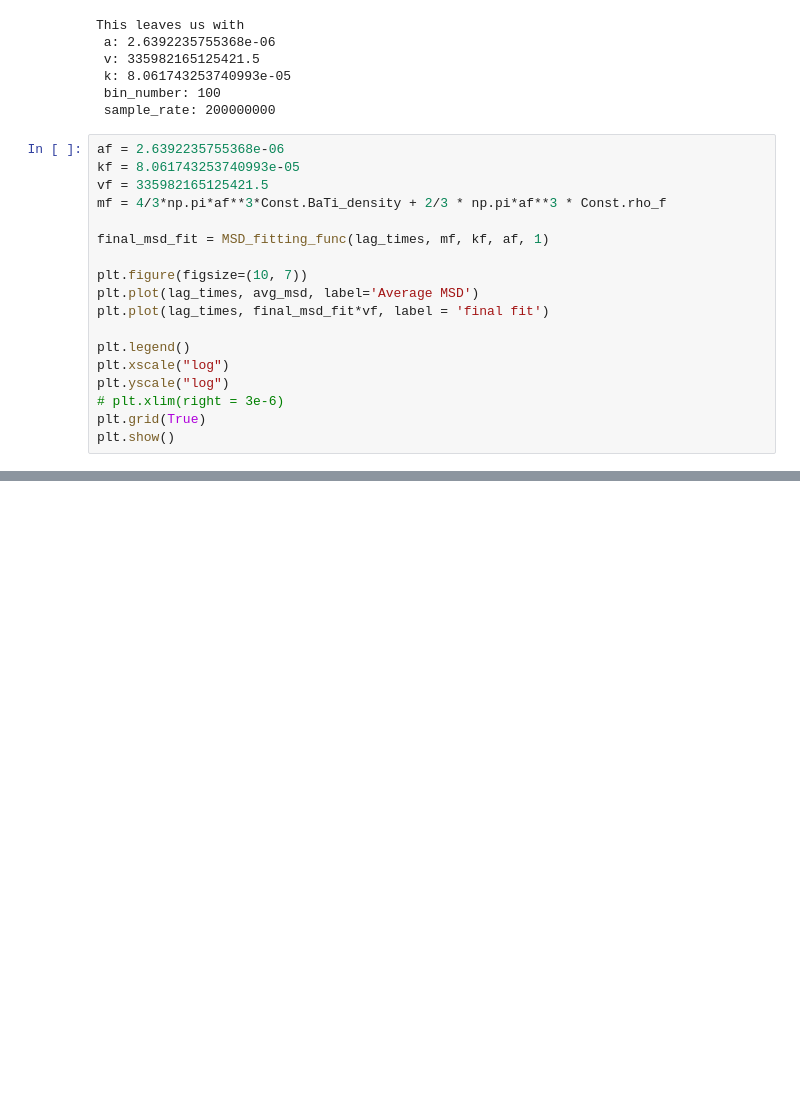
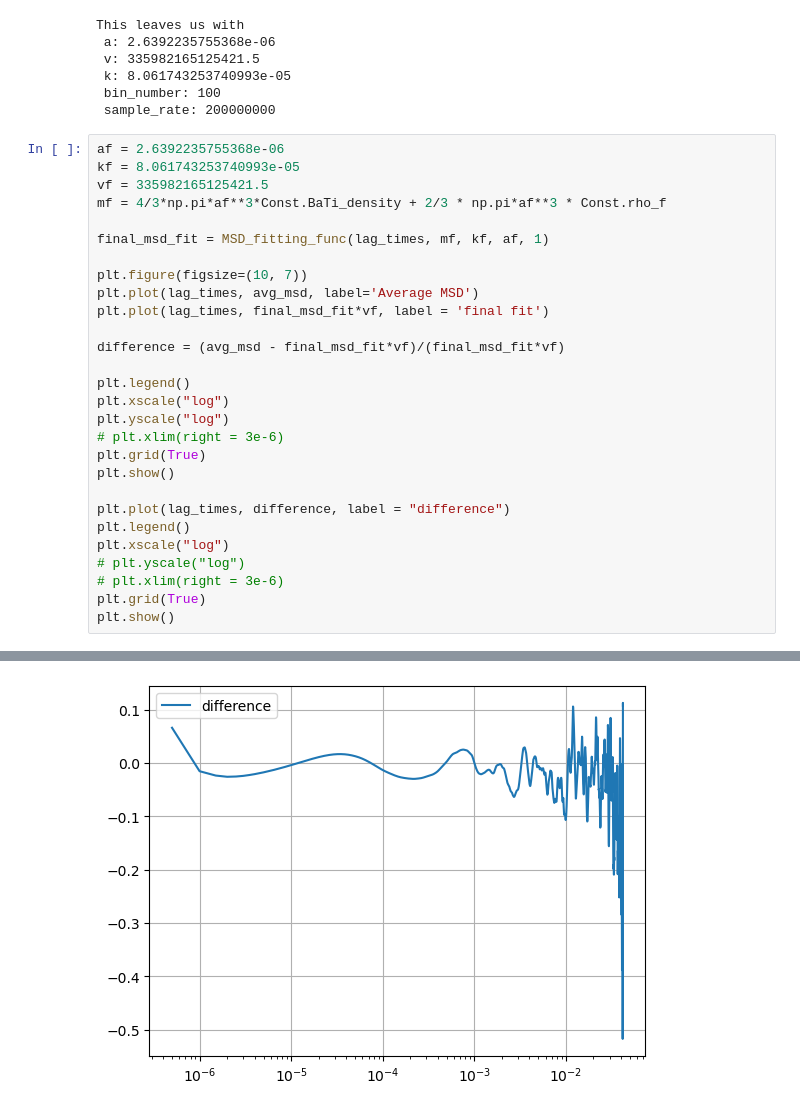
Before and after one commit to mcthumann/Brownian_Data_Analysis, a Jupyter notebook: polished_scripts/MSD_procedure.ipynb, the cells around one changed output, grey strips where cells are left out. Cells and saved outputs as stored; diff of their text form; blank space fills up the shorter version.

```diff
--- a/polished_scripts/MSD_procedure.ipynb
+++ b/polished_scripts/MSD_procedure.ipynb
@@ -909,20 +909,31 @@ This leaves us with
 # %%
 af = 2.6392235755368e-06
 kf = 8.061743253740993e-05
 vf = 335982165125421.5
 mf = 4/3*np.pi*af**3*Const.BaTi_density + 2/3 * np.pi*af**3 * Const.rho_f
 
 final_msd_fit = MSD_fitting_func(lag_times, mf, kf, af, 1)
 
 plt.figure(figsize=(10, 7))
 plt.plot(lag_times, avg_msd, label='Average MSD')
 plt.plot(lag_times, final_msd_fit*vf, label = 'final fit')
 
+difference = (avg_msd - final_msd_fit*vf)/(final_msd_fit*vf)
+
 plt.legend()
 plt.xscale("log")
 plt.yscale("log")
 # plt.xlim(right = 3e-6)
 plt.grid(True)
 plt.show()
+
+plt.plot(lag_times, difference, label = "difference")
+plt.legend()
+plt.xscale("log")
+# plt.yscale("log")
+# plt.xlim(right = 3e-6)
+plt.grid(True)
+plt.show()
 # %% [output]
 [figure]
+[figure, added]
```
Also changed, not shown: parts of 1 cell of this notebook, 6 other files.
